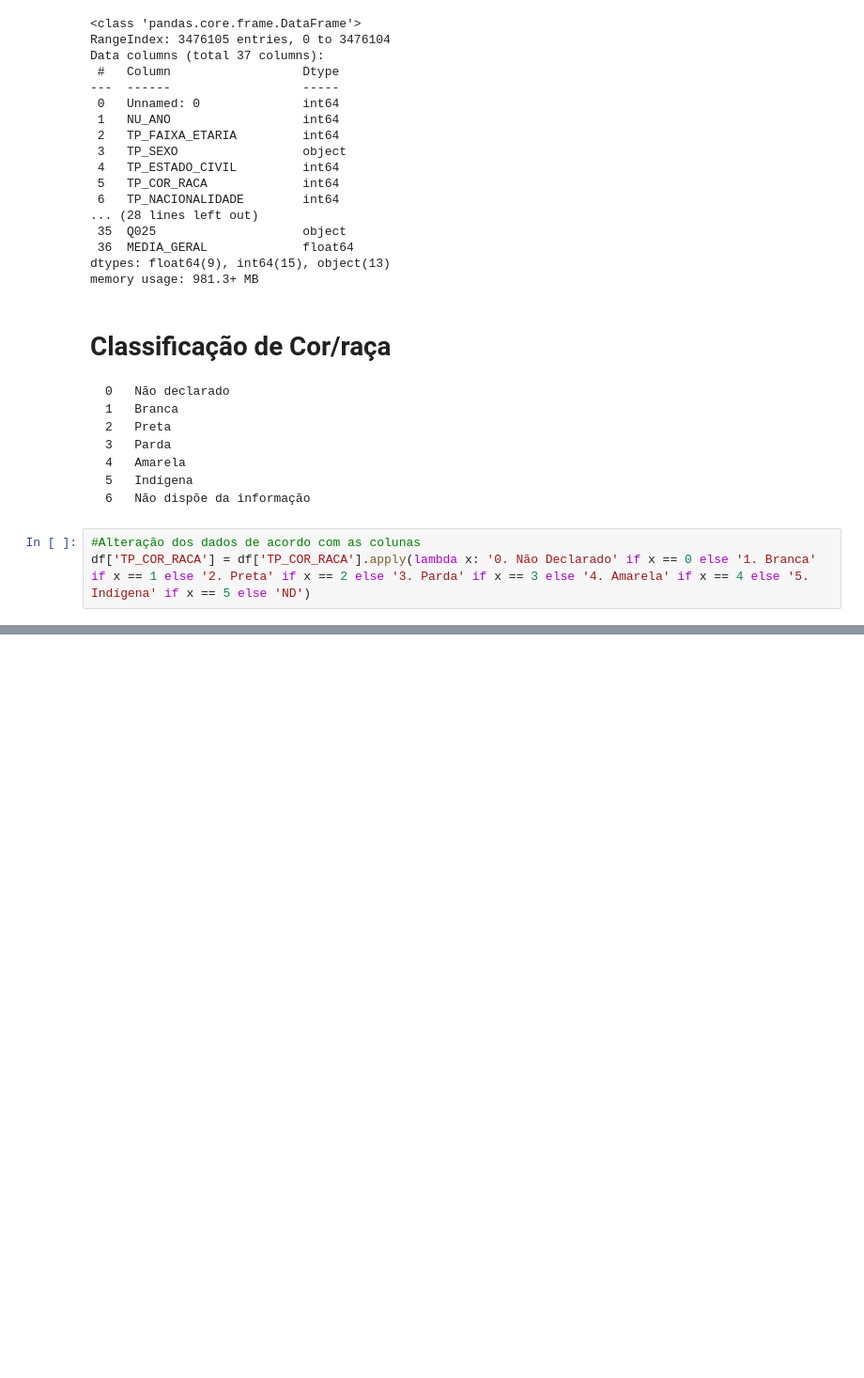
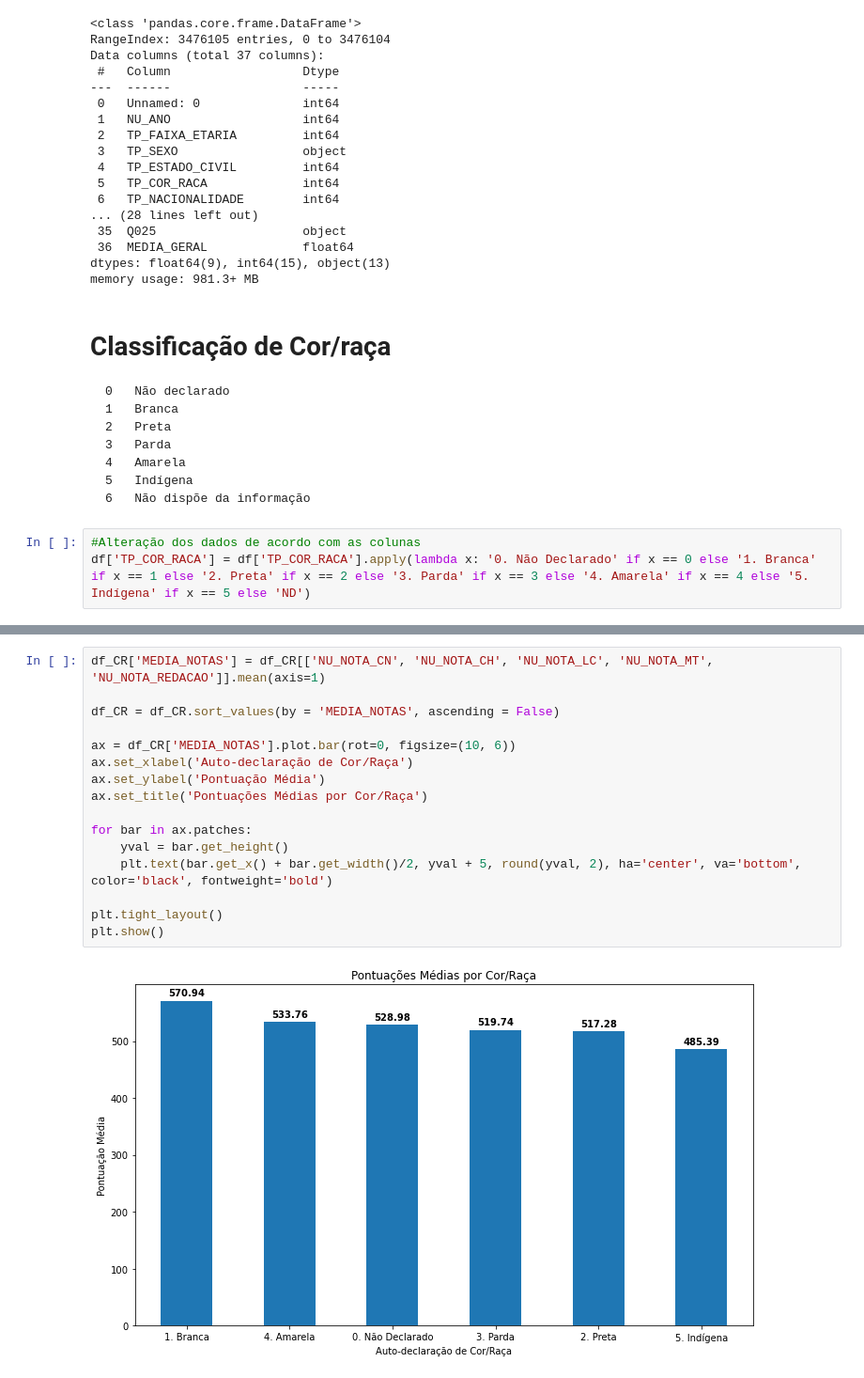
Before and after one commit to Medusa-85/analise_ENEM, a Jupyter notebook: analysis_2022/analysis_cor_raca/cor_raca_analysis.ipynb, the cells around one changed output, grey strips where cells are left out. Shown at 94% size. Saved outputs shown, nothing was run; the diff lists cells and outputs as text; blank space fills up the shorter version.

```diff
--- a/analysis_2022/analysis_cor_raca/cor_raca_analysis.ipynb
+++ b/analysis_2022/analysis_cor_raca/cor_raca_analysis.ipynb
@@ -53,0 +78,18 @@ plt.show()
+# %%
+df_CR['MEDIA_NOTAS'] = df_CR[['NU_NOTA_CN', 'NU_NOTA_CH', 'NU_NOTA_LC', 'NU_NOTA_MT', 'NU_NOTA_REDACAO']].mean(axis=1)
+
+df_CR = df_CR.sort_values(by = 'MEDIA_NOTAS', ascending = False)
+
+ax = df_CR['MEDIA_NOTAS'].plot.bar(rot=0, figsize=(10, 6))
+ax.set_xlabel('Auto-declaração de Cor/Raça')
+ax.set_ylabel('Pontuação Média')
+ax.set_title('Pontuações Médias por Cor/Raça')
+
+for bar in ax.patches:
+    yval = bar.get_height()
+    plt.text(bar.get_x() + bar.get_width()/2, yval + 5, round(yval, 2), ha='center', va='bottom', color='black', fontweight='bold')
+
+plt.tight_layout()
+plt.show()
+# %% [output]
+[figure, added]
```
Also changed, not shown: parts of 6 cells of this notebook.
